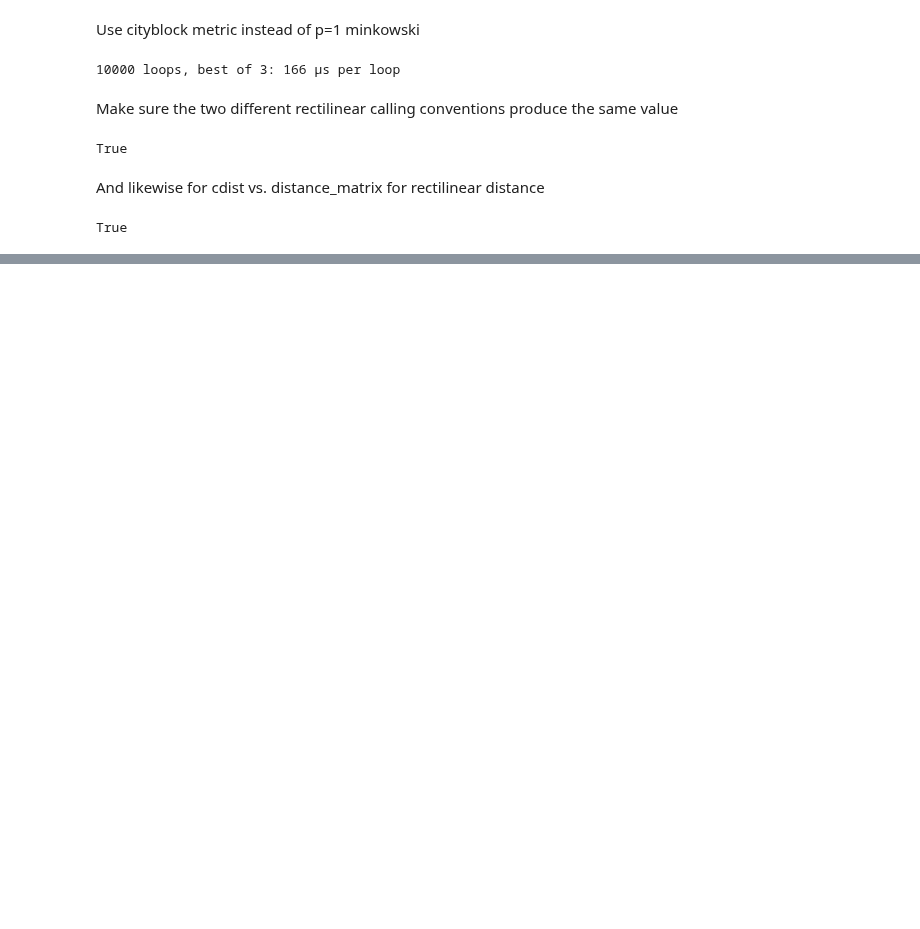
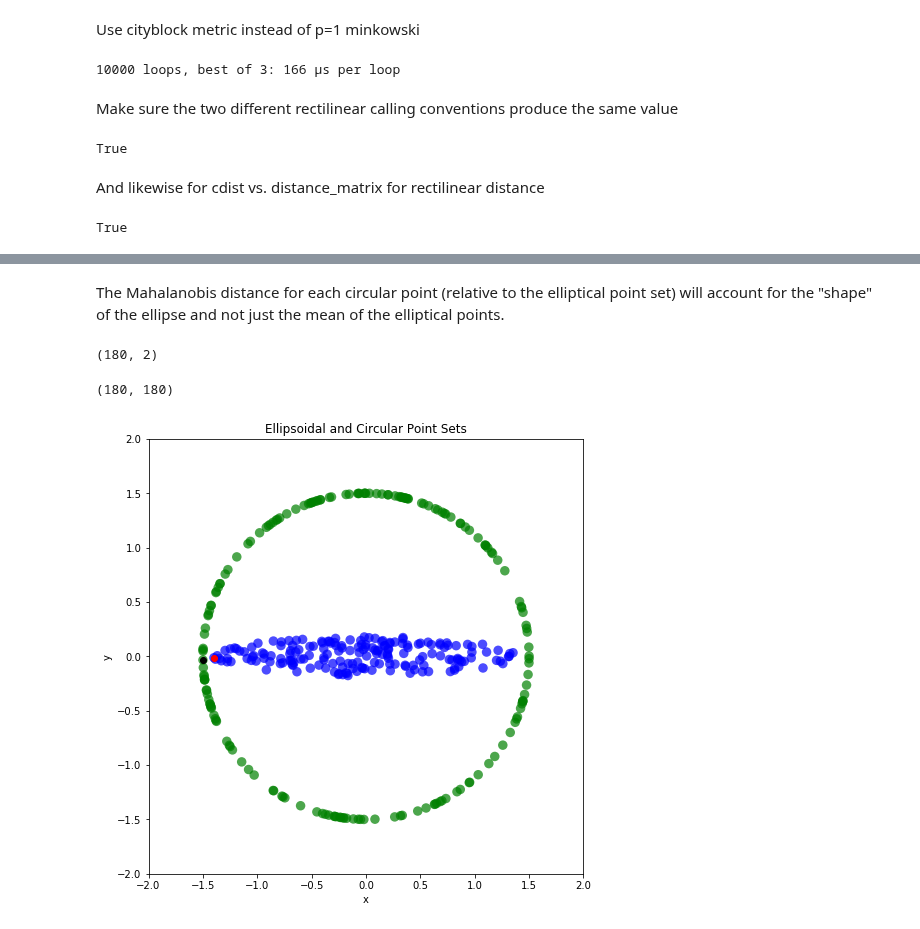
Before and after one commit to tylerjereddy/pycon-2017, a Jupyter notebook: mastering_scipy_spatial.ipynb, the cells around one changed output, grey strips where cells are left out. Saved outputs shown, nothing was run; the diff lists cells and outputs as text; code cells hidden in the pictures; blank space fills up the shorter version.

```diff
--- a/mastering_scipy_spatial.ipynb
+++ b/mastering_scipy_spatial.ipynb
@@ -105,0 +141,30 @@ True
+# %% [markdown]
+The Mahalanobis distance for each circular point (relative to the elliptical point set) will account for the "shape" of the ellipse and not just the mean of the elliptical points.
+# %%
+np.dstack((x_ellipse, y_ellipse))[0].shape
+# %% [output]
+(180, 2)
+# %%
+mahalanobis_distances = cdist(np.dstack((x_ellipse, y_ellipse))[0],
+                              np.dstack((x_circle, y_circle))[0],
+                              metric='mahalanobis')
+mahalanobis_distances.shape
+# %% [output]
+(180, 180)
+# %%
+ellipse_index, circle_index = np.where(mahalanobis_distances == mahalanobis_distances.min())
+fig = plt.figure()
+ax = fig.add_subplot(111)
+ax.scatter(x_ellipse, y_ellipse, c='blue', alpha=0.7, edgecolor='none', s=90)
+ax.set_title('Ellipsoidal and Circular Point Sets')
+ax.set_xlabel('x')
+ax.set_ylabel('y')
+ax.set_aspect('equal')
+ax.set_xlim(-2,2)
+ax.set_ylim(-2,2)
+ax.scatter(x_circle, y_circle, c='green', alpha=0.7, edgecolor='none', s=90)
+ax.scatter(x_ellipse[ellipse_index], y_ellipse[ellipse_index], c = 'red')
+ax.scatter(x_circle[circle_index], y_circle[circle_index], c = 'k')
+fig.set_size_inches(8,8)
+# %% [output]
+[figure, added]
```
Also changed, not shown: parts of 4 cells of this notebook.
